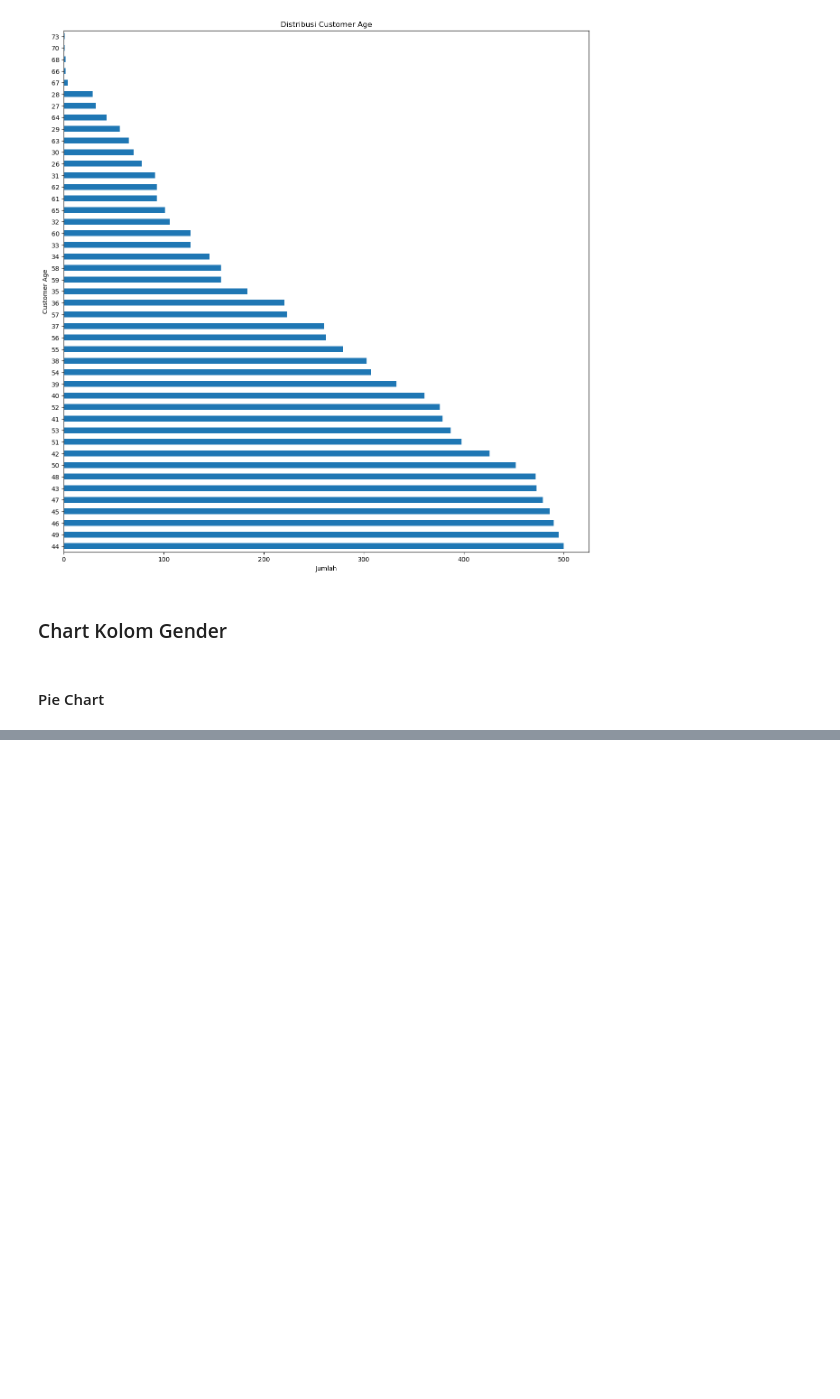
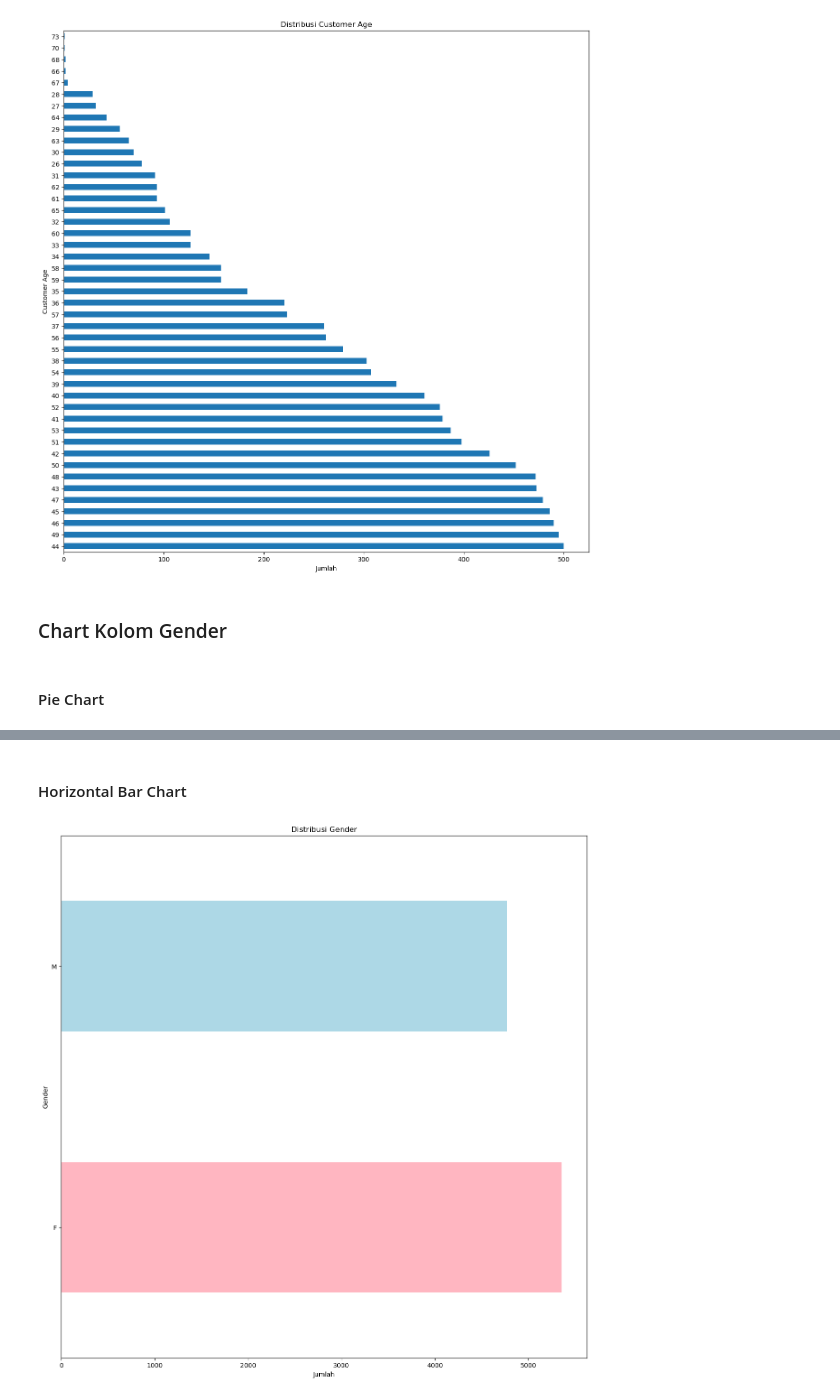
Before and after one commit to KhadafiZubaidiDev/my-projects, a Jupyter notebook: data-visualization-project/main.ipynb, the cells around one changed output, grey strips where cells are left out. Drawn from its saved outputs; the diff is of its cells as text; code cells hidden in the pictures; blank space fills up the shorter version.

```diff
--- a/data-visualization-project/main.ipynb
+++ b/data-visualization-project/main.ipynb
@@ -279,0 +317,10 @@ ax.set_title('Gender')
+# %% [markdown]
+#### Horizontal Bar Chart
+# %%
+ax = df['Gender'].value_counts().plot(kind='barh',color=['lightpink','lightblue'], figsize=(15,15))
+ax.set_title('Distribusi Gender')
+ax.set_xlabel('Jumlah')
+ax.set_ylabel('Gender')
+plt.show()
+# %% [output]
+[figure, added]
```
Also changed, not shown: parts of 19 cells of this notebook.
